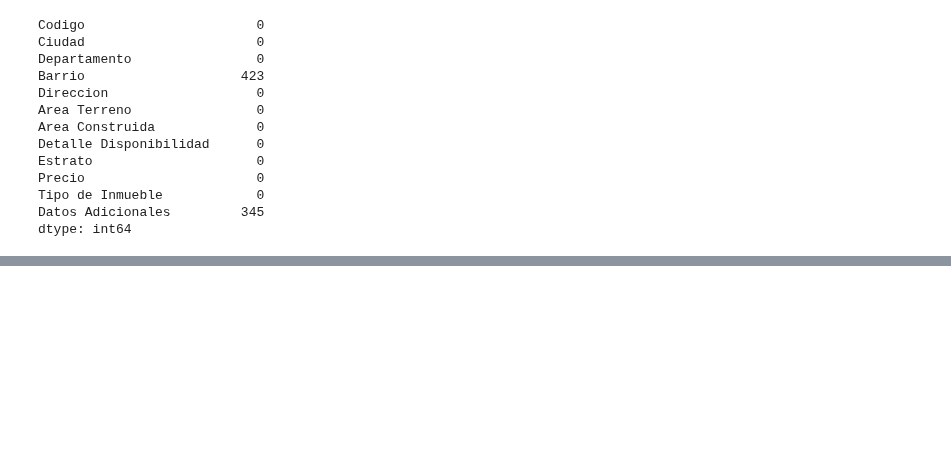
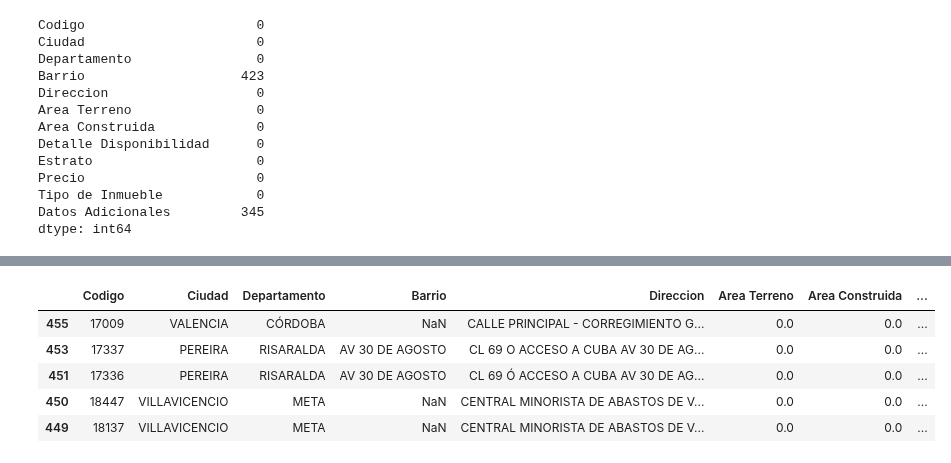
Before and after one commit to Edwardcm07/Analisis_de_datos_ejercicio_AA3-EV03, a Jupyter notebook: AA3-EV02.ipynb, the cells around one changed output, grey strips where cells are left out. Drawn from its saved outputs; the diff is of its cells as text; code cells hidden in the pictures; blank space fills up the shorter version.

```diff
--- a/AA3-EV02.ipynb
+++ b/AA3-EV02.ipynb
@@ -42,0 +91,10 @@ dtype: int64
+# %%
+precio=df.sort_values('Precio')
+precio.head(5)
+# %% [output]
+|  | Codigo | Ciudad | Departamento | Barrio | Direccion | Area Terreno | Area Construida | ... |
+| 455 | 17009 | VALENCIA | CÓRDOBA | NaN | CALLE PRINCIPAL - CORREGIMIENTO G... | 0.0 | 0.0 | ... |
+| 453 | 17337 | PEREIRA | RISARALDA | AV 30 DE AGOSTO | CL 69 O ACCESO A CUBA AV 30 DE AG... | 0.0 | 0.0 | ... |
+| 451 | 17336 | PEREIRA | RISARALDA | AV 30 DE AGOSTO | CL 69 Ó ACCESO A CUBA AV 30 DE AG... | 0.0 | 0.0 | ... |
+| 450 | 18447 | VILLAVICENCIO | META | NaN | CENTRAL MINORISTA DE ABASTOS DE V... | 0.0 | 0.0 | ... |
+| 449 | 18137 | VILLAVICENCIO | META | NaN | CENTRAL MINORISTA DE ABASTOS DE V... | 0.0 | 0.0 | ... |
```
Also changed, not shown: parts of 8 cells of this notebook.
